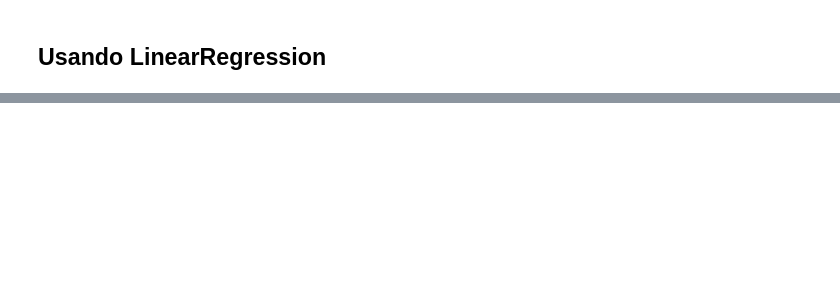
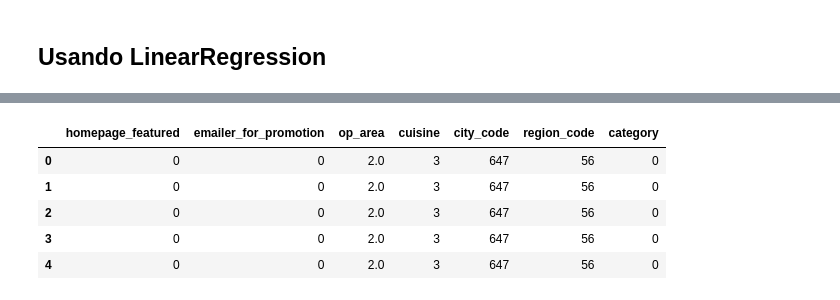
Before and after one commit to fduartej/forecasting-food, a Jupyter notebook: Forecasting_food.ipynb, the cells around one changed output, grey strips where cells are left out. Cells and saved outputs as stored; diff of their text form; code cells hidden in the pictures; blank space fills up the shorter version.

```diff
--- a/Forecasting_food.ipynb
+++ b/Forecasting_food.ipynb
@@ -107,10 +124,12 @@ plt.show()
 # %% [markdown]
 Train validation split
 # %%
-x = main_data.drop('checkout_price', axis=1)
-y = main_data['checkout_price']
+features = columns.drop(['num_orders'])
+main_data2 = main_data[features]
+x = main_data2.values
+y = main_data['num_orders'].values
 
-x_train, x_test, y_train, y_test = train_test_split(x, y, test_size=0.2, random_state=42)
+x_train, x_test, y_train, y_test = train_test_split(x, y, test_size=0.25, random_state=0)
 print(f'Train shape     : {x_train.shape}')
 print(f'Validation shape: {x_test.shape}')
 # %% [output]
@@ -162,0 +313,9 @@ imp.style.bar()
+# %%
+main_data2.head()
+# %% [output]
+|  | homepage_featured | emailer_for_promotion | op_area | cuisine | city_code | region_code | category |
+| 0 | 0 | 0 | 2.0 | 3 | 647 | 56 | 0 |
+| 1 | 0 | 0 | 2.0 | 3 | 647 | 56 | 0 |
+| 2 | 0 | 0 | 2.0 | 3 | 647 | 56 | 0 |
+| 3 | 0 | 0 | 2.0 | 3 | 647 | 56 | 0 |
+| 4 | 0 | 0 | 2.0 | 3 | 647 | 56 | 0 |
```
Also changed, not shown: parts of 30 cells of this notebook.
